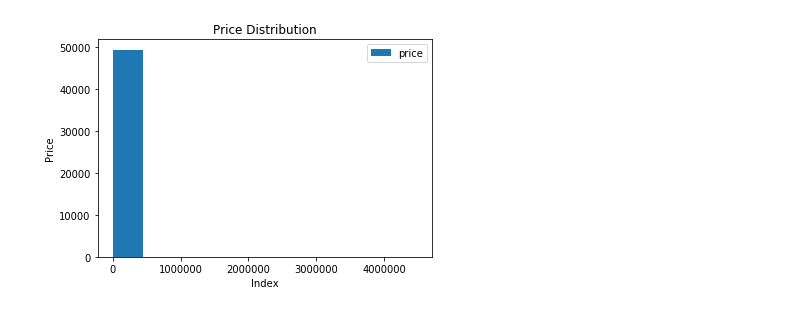
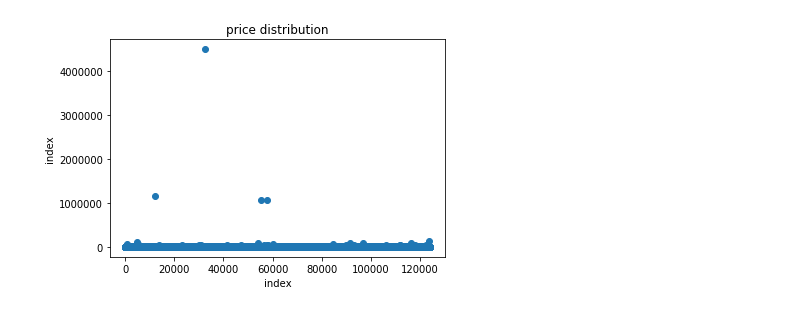
Before and after one commit to danlee0528/CMPT459-DataMiningProject, a Jupyter notebook: Part 1. Histograms for Price, Latitude and Longitude.ipynb, the cells around one changed output. Cells and saved outputs as stored; diff of their text form; code cells hidden in the pictures.

Commit message:
fix histogram issues

```diff
--- a/Part 1. Histograms for Price, Latitude and Longitude.ipynb
+++ b/Part 1. Histograms for Price, Latitude and Longitude.ipynb
@@ -9,10 +5,10 @@ from zipfile import ZipFile
 # %%
-df2 = pd.read_json("./train.json")
+df2 = pd.read_json("./dataset/train.json")
 # %%
-df2['index'] = df2.index
-df2.set_index('index')
+df2['_id'] = df2.index
+df2.set_index('_id')
 df2.sort_index()
-df2.head(3)
+# df2.head(3)
 # %% [output]
 |  | bathrooms | bedrooms | building_id | created | description | display_address | features | latitude | ... |
 | 4 | 1.0 | 1 | 8579a0b0d54db803821a35a4a615e97a | 2016-06-16 05:55:27 | Spacious 1 Bedroom 1 Bathroom in ... | 145 Borinquen Place | [Dining Room, Pre-War, Laundry in... | 40.7108 | ... |
@@ -21,9 +47,8 @@ df2.head(3)
 # %%
-df2.plot(x='index', y='price', kind ='hist')
-df2['price'].describe()
-plt.xlabel('Index')
-plt.ylabel('Price')
-plt.title('Price Distribution')
+plt.scatter(df2['_id'], df2['price'])
+plt.xlabel('index')
+plt.ylabel('index')
+plt.title('price distribution')
 plt.show()
 # %% [output]
-[figure, old version]
+[figure, new version]
```
Also changed, not shown: parts of 23 cells of this notebook, 2 other files.
